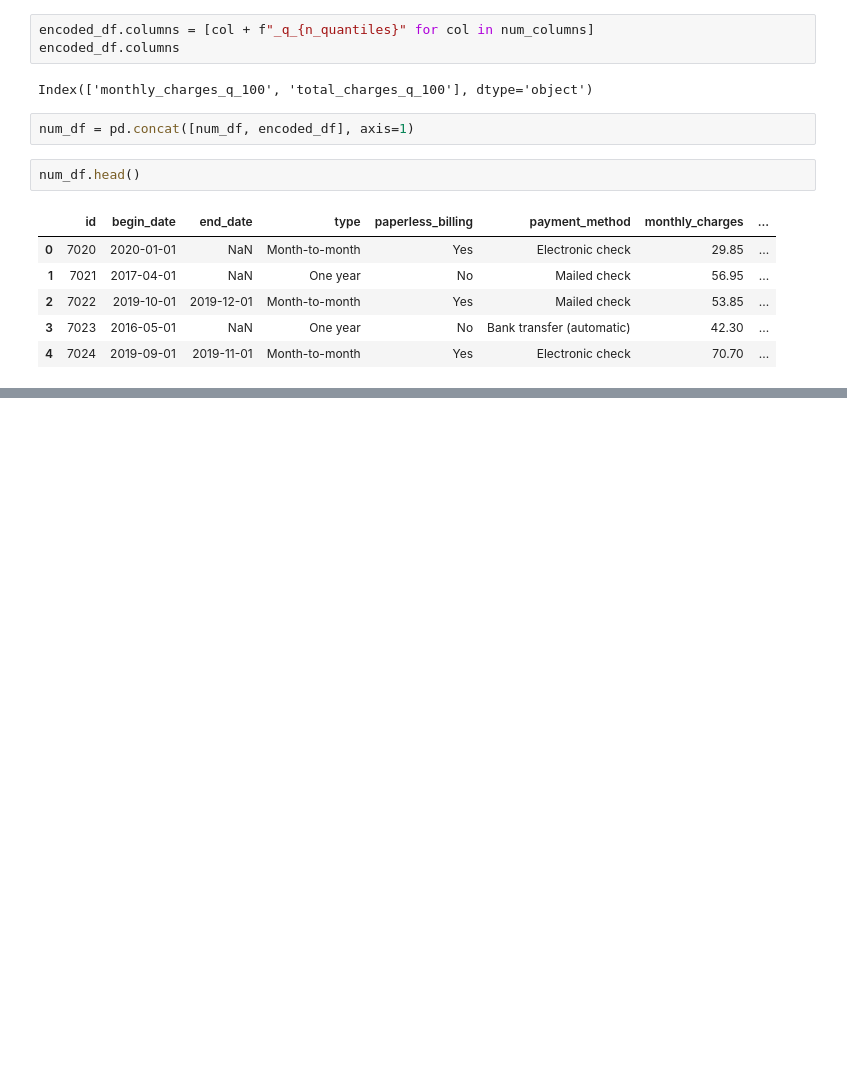
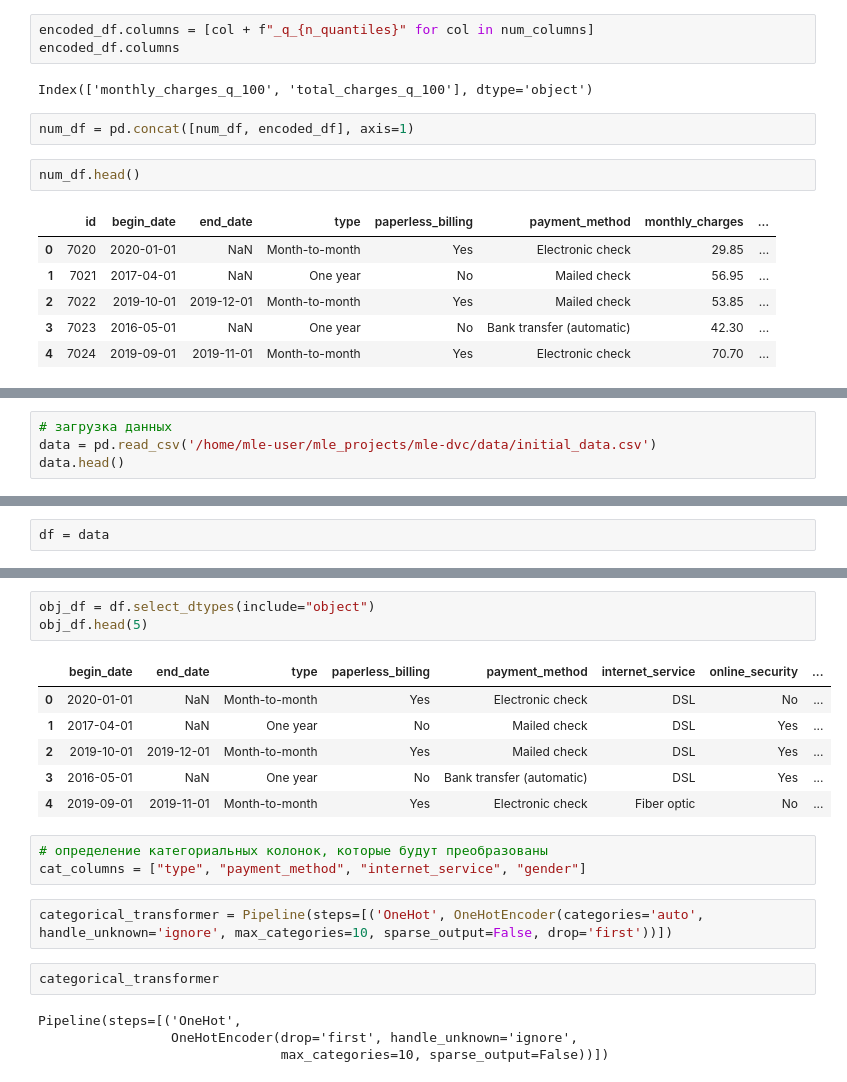
Before and after one commit to kruglikovAlex/mle-mlflow, a Jupyter notebook: notebooks/mlflow_EDA_t3_6_l5_11.ipynb, the cells around one changed output, grey strips where cells are left out. Cells and saved outputs as stored; diff of their text form; blank space fills up the shorter version.

```diff
--- a/notebooks/mlflow_EDA_t3_6_l5_11.ipynb
+++ b/notebooks/mlflow_EDA_t3_6_l5_11.ipynb
@@ -258,0 +403,4 @@ num_df.head()
+# %%
+# загрузка данных
+data = pd.read_csv('/home/mle-user/mle_projects/mle-dvc/data/initial_data.csv')
+data.head()
@@ -258,0 +414,2 @@ num_df.head()
+# %%
+df = data
@@ -258,0 +459,21 @@ num_df.head()
+# %%
+obj_df = df.select_dtypes(include="object")
+obj_df.head(5)
+# %% [output]
+|  | begin_date | end_date | type | paperless_billing | payment_method | internet_service | online_security | ... |
+| 0 | 2020-01-01 | NaN | Month-to-month | Yes | Electronic check | DSL | No | ... |
+| 1 | 2017-04-01 | NaN | One year | No | Mailed check | DSL | Yes | ... |
+| 2 | 2019-10-01 | 2019-12-01 | Month-to-month | Yes | Mailed check | DSL | Yes | ... |
+| 3 | 2016-05-01 | NaN | One year | No | Bank transfer (automatic) | DSL | Yes | ... |
+| 4 | 2019-09-01 | 2019-11-01 | Month-to-month | Yes | Electronic check | Fiber optic | No | ... |
+# %%
+# определение категориальных колонок, которые будут преобразованы
+cat_columns = ["type", "payment_method", "internet_service", "gender"]
+# %%
+categorical_transformer = Pipeline(steps=[('OneHot', OneHotEncoder(categories='auto', handle_unknown='ignore', max_categories=10, sparse_output=False, drop='first'))])
+# %%
+categorical_transformer
+# %% [output]
+Pipeline(steps=[('OneHot',
+                 OneHotEncoder(drop='first', handle_unknown='ignore',
+                               max_categories=10, sparse_output=False))])
```
Also changed, not shown: parts of 63 cells of this notebook, 6 other files.
